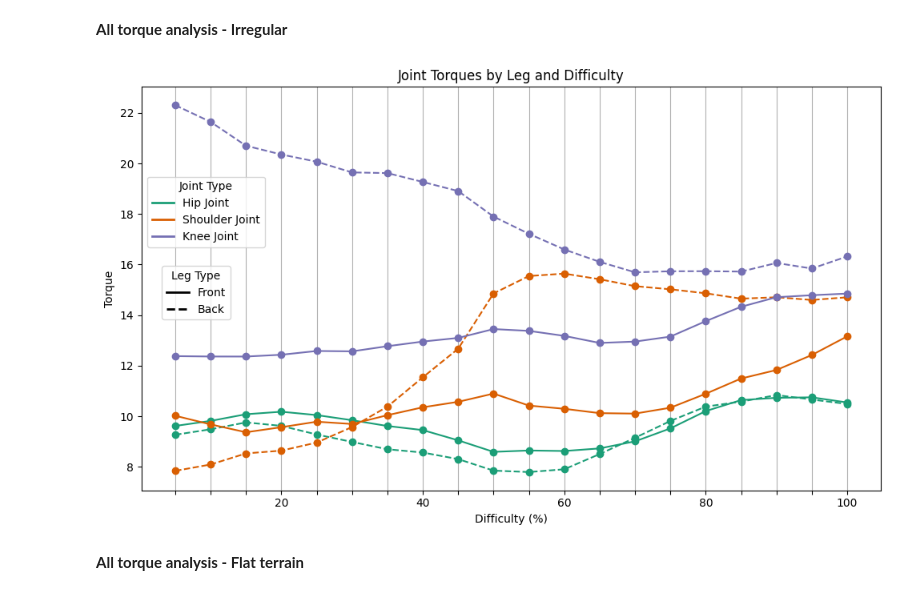
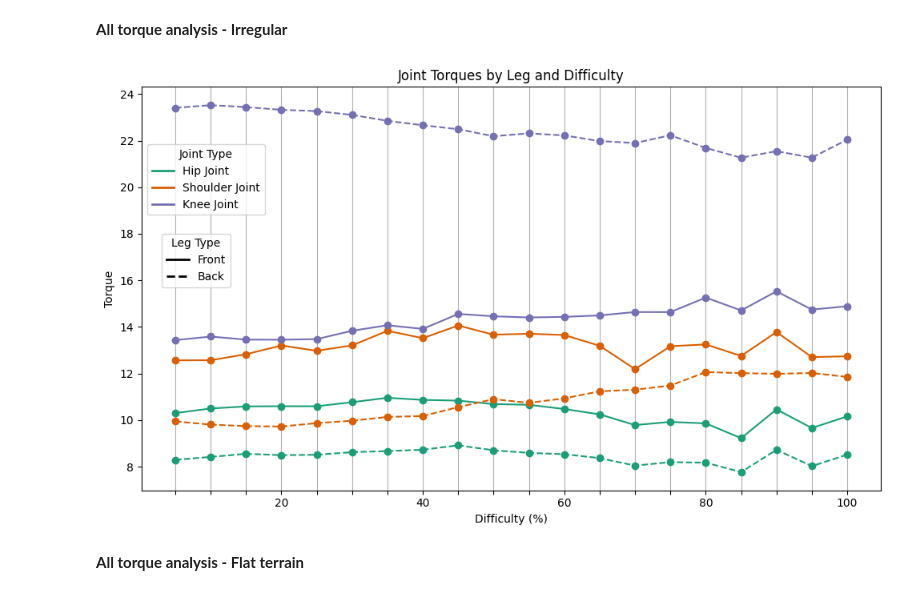
Before and after one commit to JansSolanoVega/legged_gym, a Jupyter notebook: legged_gym/scripts/analysis/plots.ipynb, the cells around one changed output. Saved outputs shown, nothing was run; the diff lists cells and outputs as text; code cells hidden in the pictures.

```diff
--- a/legged_gym/scripts/analysis/plots.ipynb
+++ b/legged_gym/scripts/analysis/plots.ipynb
@@ -159,6 +160,9 @@ euler_angles_list
  ...]
 # %% [markdown]
 Speed analsys
+# %%
+PATH = "/home/zetans/Desktop/results_plots/speed_tracking/25limit"
+#PATH = os.path.join(LEGGED_GYM_ROOT_DIR, 'legged_gym', 'scripts')
 # %%
 #Slope or stairs
 def myFunc(e):
@@ -173,7 +177,7 @@ def get_speed(data):
 fname = "plane-None-0.75-0.075-w"
 metric = "slope" if "slope" in fname else "height"
 down = None
-with open(os.path.join(LEGGED_GYM_ROOT_DIR, 'legged_gym', 'scripts',fname.replace("None", str(down))+'.json'), 'r') as file:
+with open(os.path.join(PATH,fname.replace("None", str(down))+'.json'), 'r') as file:
     data = json.load(file)  # Load and parse the JSON file
 commands, speeds = get_speed(data)
 del data
@@ -286,7 +292,7 @@ plt.show()
 # %% [markdown]
 **All torque analysis - Irregular**
 # %%
-PATH = "/home/zetans/Desktop/results_plots/terrain_accuracy/28_limit"
+PATH = "/home/zetans/Desktop/results_plots/terrain_accuracy/25_limit"
 #PATH = os.path.join(LEGGED_GYM_ROOT_DIR, 'legged_gym', 'scripts')
 # %%
 #Slope or stairs
@@ -305,7 +311,7 @@ def get_torques(path):
 # %%
 from tqdm import tqdm
 #iterations_values = [("slope", True), ("slope", False), ("stairs", True), ("stairs", False), ("discrete", None)]
-iterations_values = [("slope", False), ("stairs", False)]
+iterations_values = [("discrete", None)]
 n = 20
 group_difficulties = np.zeros((len(iterations_values), n, 50, 12))
 group_difficulties_std = np.zeros((len(iterations_values), n, 50, 12))
@@ -344,36 +350,37 @@ for joint_idx in range(3):  # joints
             # yerr=std_torque[:, leg_idx, joint_idx],
             color=colors[joint_idx],
             linestyle=line_styles[leg_idx],
             capsize=4,
             marker='o'
         )
 
 # First legend: Joint types (color)
+offset = 0.07
 joint_legend = [Line2D([0], [0], color=colors[i], lw=2) for i in range(3)]
-legend1 = ax.legend(joint_legend, motor_labels, title="Joint Type", loc="center left", bbox_to_anchor=(0, 0.69))
+legend1 = ax.legend(joint_legend, motor_labels, title="Joint Type", loc="center left", bbox_to_anchor=(0, 0.7+offset))
 ax.add_artist(legend1)
 
 # Second legend: Leg types (line style)
 leg_legend = [Line2D([0], [0], color='k', linestyle=line_styles[i], lw=2) for i in range(2)]
-ax.legend(leg_legend, leg_labels, title="Leg Type", loc="center left", bbox_to_anchor=(0.02, 0.49))
+ax.legend(leg_legend, leg_labels, title="Leg Type", loc="center left", bbox_to_anchor=(0.02, 0.5+offset))
 
 ax.set_xlabel("Difficulty (%)")
 ax.set_ylabel("Torque")
 ax.set_title("Joint Torques by Leg and Difficulty")
 
 # Grid on all x ticks
 ax.set_xticks(difficulties)  # all ticks for grid lines
 ax.grid(axis="x")
 
 # Only 5 labels
 selected_ticks = [20, 40, 60, 80, 100]
 ax.set_xticks(difficulties)  # keep grid lines
 ax.set_xticklabels([str(tick) if tick in selected_ticks else '' for tick in difficulties])
 
 plt.tight_layout()
 plt.show()
 # %% [output]
-[figure, old version]
+[figure, new version]
 # %%
 data = {
     "difficulties": difficulties.tolist(),
```
Also changed, not shown: parts of 26 cells of this notebook, 2 other files.
